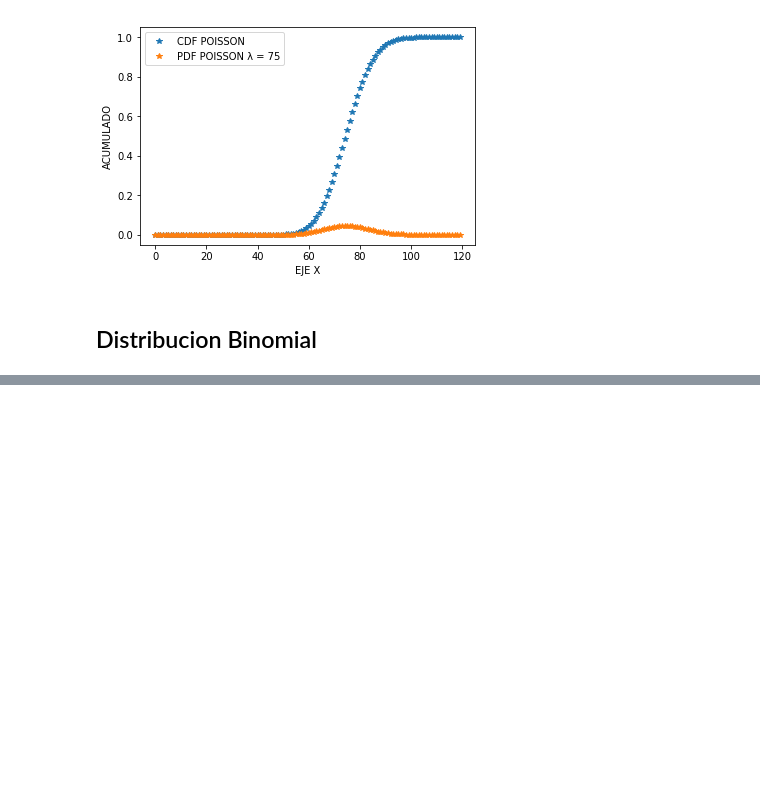
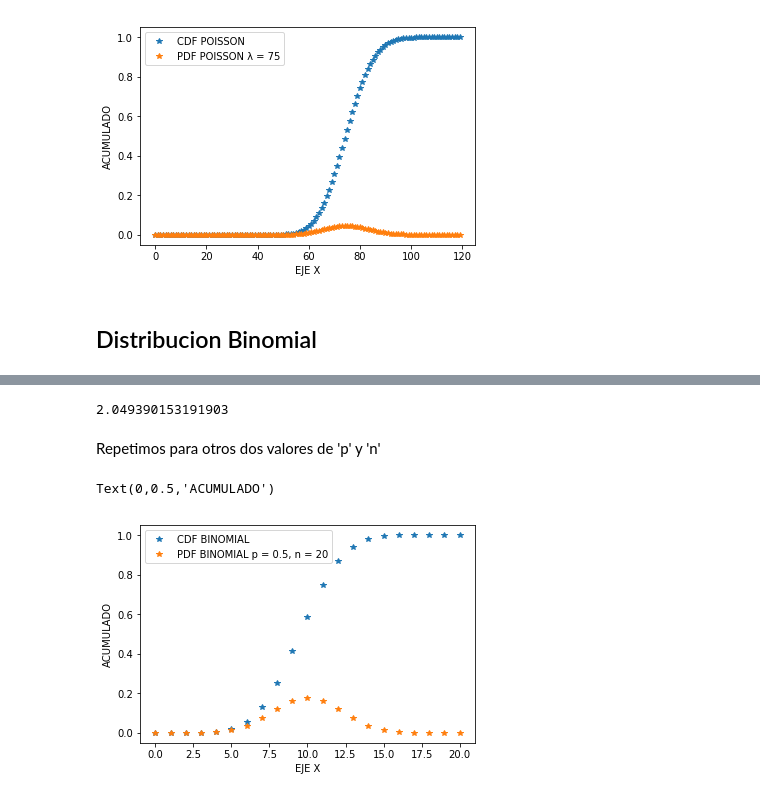
Before and after one commit to LuisEduardoCantero/Data_Science_in_Cosmology, a Jupyter notebook: Semana4/Tarea_Semana4/Ejercicio_distribuciones.ipynb, the cells around one changed output, grey strips where cells are left out. Saved outputs shown, nothing was run; the diff lists cells and outputs as text; code cells hidden in the pictures; blank space fills up the shorter version.

```diff
--- a/Semana4/Tarea_Semana4/Ejercicio_distribuciones.ipynb
+++ b/Semana4/Tarea_Semana4/Ejercicio_distribuciones.ipynb
@@ -296,0 +397,22 @@ Text(0,0.5,'ACUMULADO')
+# %%
+dest4
+# %% [output]
+2.049390153191903
+# %% [markdown]
+Repetimos para otros dos valores de 'p' y 'n'
+# %%
+for i in range(0, xf5):
+    a5[i] = comb(n2,x5[i]) * math.pow(p2, x5[i]) * math.pow((1 - p2), (n2 - x5[i]))
+# %%
+y5[0] = 0
+for j in range(1, xf5):
+    y5[j] =  a5[j] + y5[j - 1]
+# %%
+plt.plot(x5,y5, "*", label="CDF BINOMIAL")
+plt.plot(x5,a5, "*", label="PDF BINOMIAL p = 0.5, n = 20")
+plt.legend()
+plt.xlabel("EJE X")
+plt.ylabel("ACUMULADO")
+# %% [output]
+Text(0,0.5,'ACUMULADO')
+[figure, added]
```
Also changed, not shown: parts of 164 cells of this notebook.
